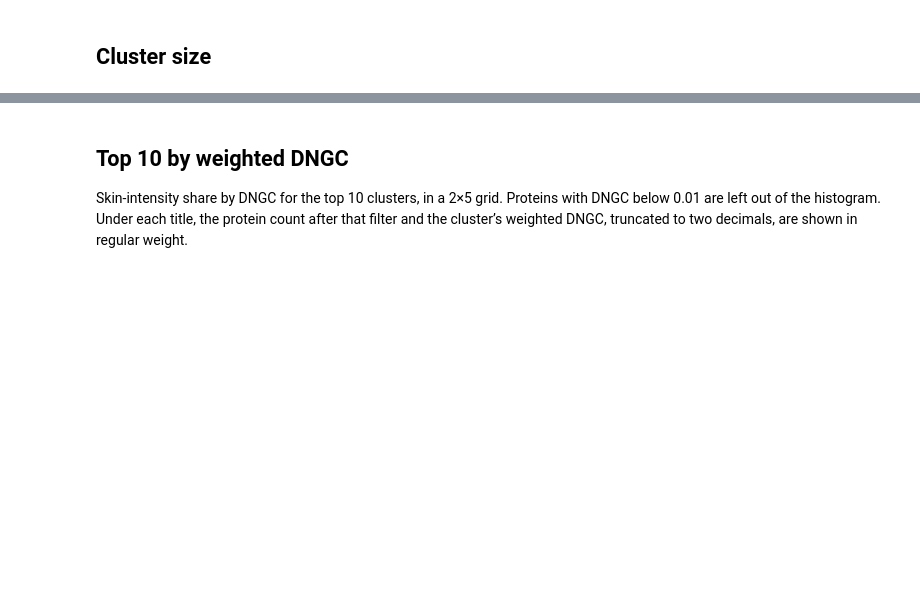
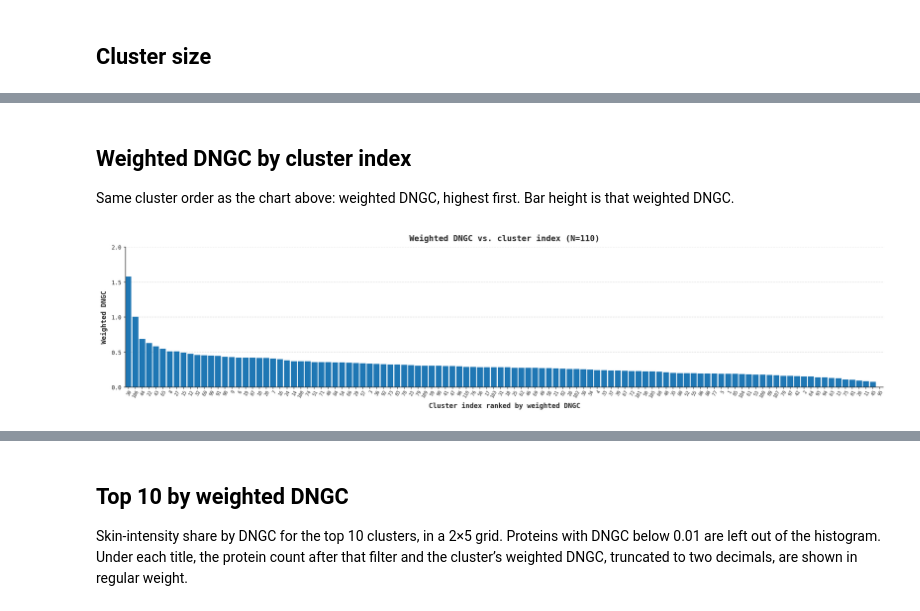
Before and after one commit to KYinXu/Peptide-Anti-microbial-Properties-Prediction, a Jupyter notebook: notebooks/skin_clusters/final_presentation_figures.ipynb, the cells around one changed output, grey strips where cells are left out. Cells and saved outputs as stored; diff of their text form; code cells hidden in the pictures; blank space fills up the shorter version.

```diff
--- a/notebooks/skin_clusters/final_presentation_figures.ipynb
+++ b/notebooks/skin_clusters/final_presentation_figures.ipynb
@@ -319,0 +247,15 @@ plot_cluster_size_counts(
+# %% [markdown]
+## Weighted DNGC by cluster index
+
+Same cluster order as the chart above: weighted DNGC, highest first. Bar height is that weighted DNGC.
+# %%
+plot_cluster_size_counts(
+    weighted_cluster_sizes,
+    title=f"Weighted DNGC vs. cluster index (N={len(weighted_cluster_sizes)})",
+    value_column="weighted_dngc",
+    ylabel="Weighted DNGC",
+    xlabel="Cluster index ranked by weighted DNGC",
+    y_tick_step=0.5,
+)
+# %% [output]
+[figure, added]
```
Also changed, not shown: parts of 7 cells of this notebook, 2 other files.
